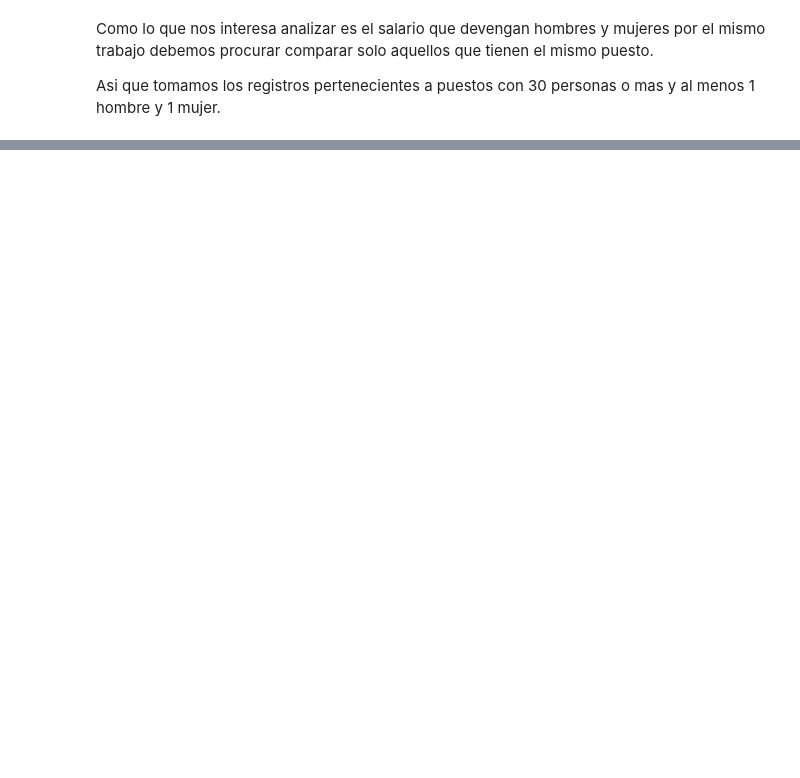
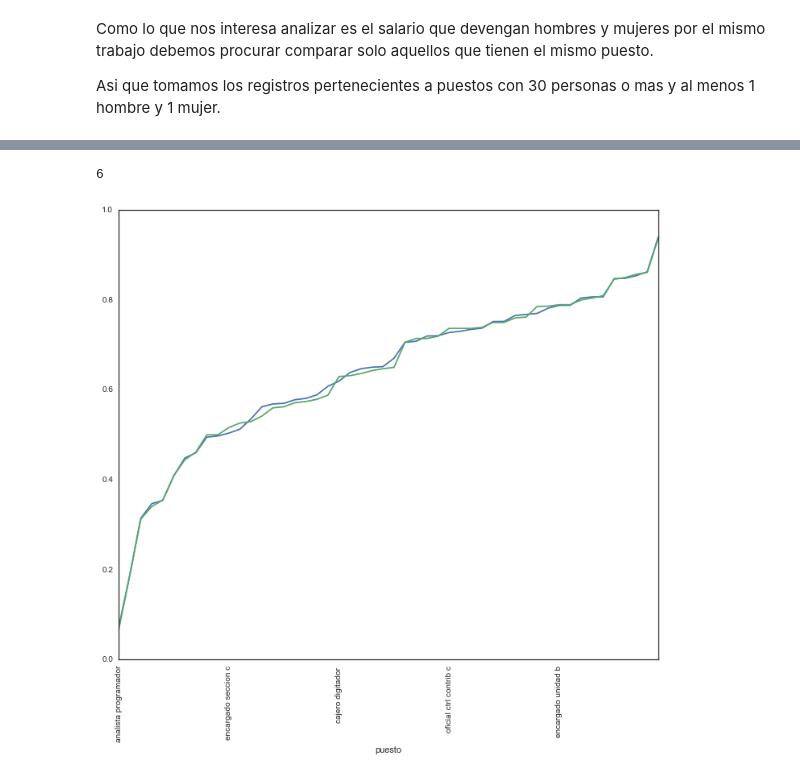
Before and after one commit to biterman/dgii_salarios, a Jupyter notebook: dgii_salarios.ipynb, the cells around one changed output, grey strips where cells are left out. Saved outputs shown, nothing was run; the diff lists cells and outputs as text; code cells hidden in the pictures; blank space fills up the shorter version.

```diff
--- a/dgii_salarios.ipynb
+++ b/dgii_salarios.ipynb
@@ -257,0 +559,13 @@ plt.axhline(50,linestyle='dashed')
+# %%
+spg_puesto_sum = pd.pivot_table(data=spg,index=['puesto'],columns=['genero'],values='salario',aggfunc=np.sum).apply(lambda x: x/x.sum(),axis=1)
+spg_puesto_sum.sort_values('F',inplace=True)
+spg_puesto_count = pd.pivot_table(data=spg,index=['puesto'],columns=['genero'],values='salario',aggfunc=len).apply(lambda x: x/x.sum(),axis=1)
+spg_puesto_count.sort_values('F',inplace=True)
+#ax = spg_puesto_sum.plot(kind='bar',stacked=True, figsize=(20,10))
+ax = spg_puesto_sum['F'].plot(kind='line')
+ax = spg_puesto_count['F'].plot(kind='line',ax=ax)
+ticks = ax.set_xticklabels(ax.get_xticklabels(),rotation=90)
+print(len(ticks))
+# %% [output]
+6
+[figure, added]
```
Also changed, not shown: parts of 51 cells of this notebook, 2 other files.
